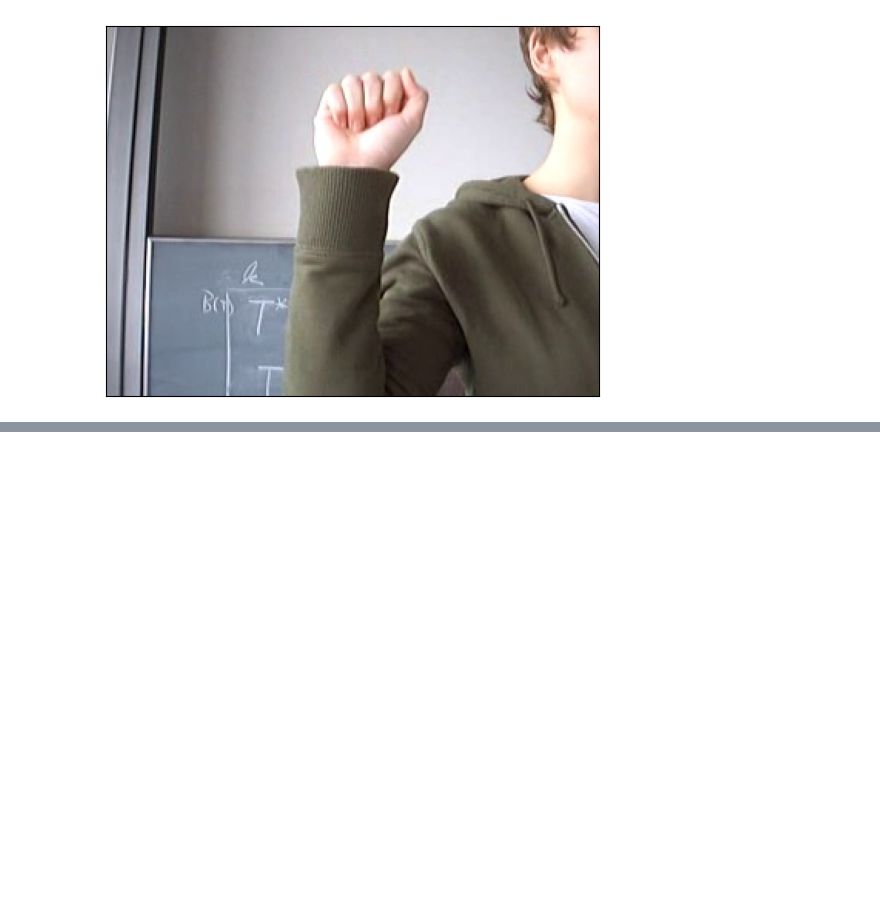
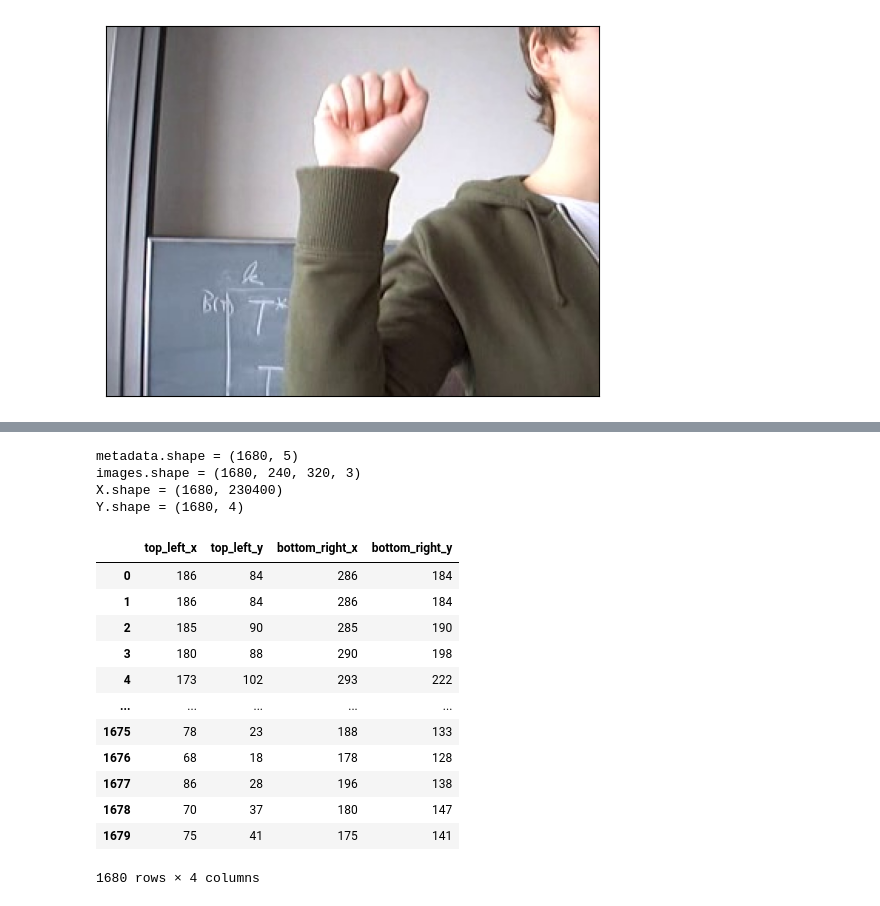
Before and after one commit to manashchak/mcb-RAW, a Jupyter notebook: Learnings/KLA-IntroToDeepLearning/DataSciPy-kla2025/exercises/sign-lang_mcb.ipynb, the cells around one changed output, grey strips where cells are left out. Drawn from its saved outputs; the diff is of its cells as text; code cells hidden in the pictures; blank space fills up the shorter version.

```diff
--- a/Learnings/KLA-IntroToDeepLearning/DataSciPy-kla2025/exercises/sign-lang_mcb.ipynb
+++ b/Learnings/KLA-IntroToDeepLearning/DataSciPy-kla2025/exercises/sign-lang_mcb.ipynb
@@ -82,0 +103,29 @@ Metadata:
+# %%
+### Create Data=X
+metadata_fname = [] # list of all image file locations
+metadata = []
+for dirpath, dirnames, filenames in os.walk(folder):
+    for fname in filenames:
+        if fname.endswith('.csv'):
+            metadata_fname.append(os.path.join(dirpath, fname))
+# metadata_fname
+metadata = pd.concat((pd.read_csv(fname) for fname in metadata_fname), ignore_index=True)
+print(f"metadata.shape = {metadata.shape}")
+metadata.head()
+
+images = [open_image(os.path.join(folder, file)) for file in metadata["image"]]
+images = np.array(images)
+print(f"images.shape = {images.shape}")
+n_sample, width, height, channels = images.shape
+X = images.reshape(n_sample, -1) # Flattening: flat_index = (row * W + col) * C + channel
+X = X/255 # Normalize the image data
+print(f"X.shape = {X.shape}")
+
+### Labels=Y
+Y = metadata[metadata.columns[1::]]
+print(f"Y.shape = {Y.shape}")
+# %% [output]
+metadata.shape = (1680, 5)
+images.shape = (1680, 240, 320, 3)
+X.shape = (1680, 230400)
+Y.shape = (1680, 4)
@@ -82,0 +135,16 @@ Metadata:
+# %%
+Y
+# %% [output]
+|  | top_left_x | top_left_y | bottom_right_x | bottom_right_y |
+| 0 | 186 | 84 | 286 | 184 |
+| 1 | 186 | 84 | 286 | 184 |
+| 2 | 185 | 90 | 285 | 190 |
+| 3 | 180 | 88 | 290 | 198 |
+| 4 | 173 | 102 | 293 | 222 |
+| ... | ... | ... | ... | ... |
+| 1675 | 78 | 23 | 188 | 133 |
+| 1676 | 68 | 18 | 178 | 128 |
+| 1677 | 86 | 28 | 196 | 138 |
+| 1678 | 70 | 37 | 180 | 147 |
+| 1679 | 75 | 41 | 175 | 141 |
+1680 rows × 4 columns
```
Also changed, not shown: parts of 7 cells of this notebook.
